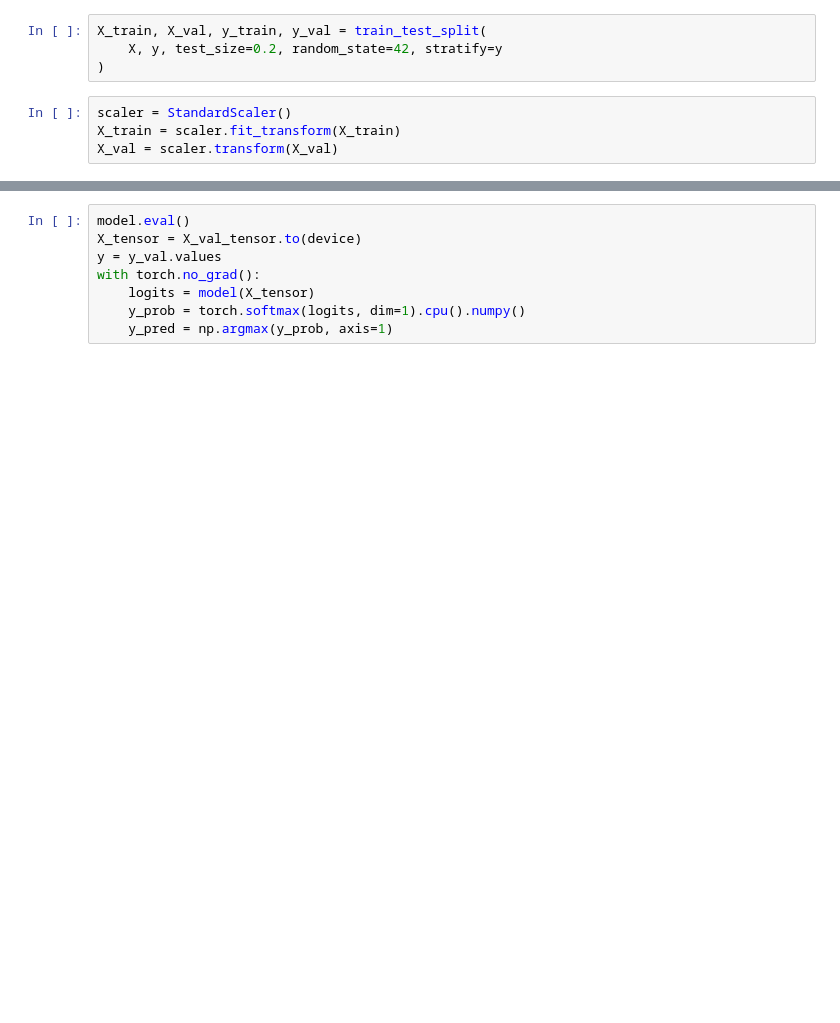
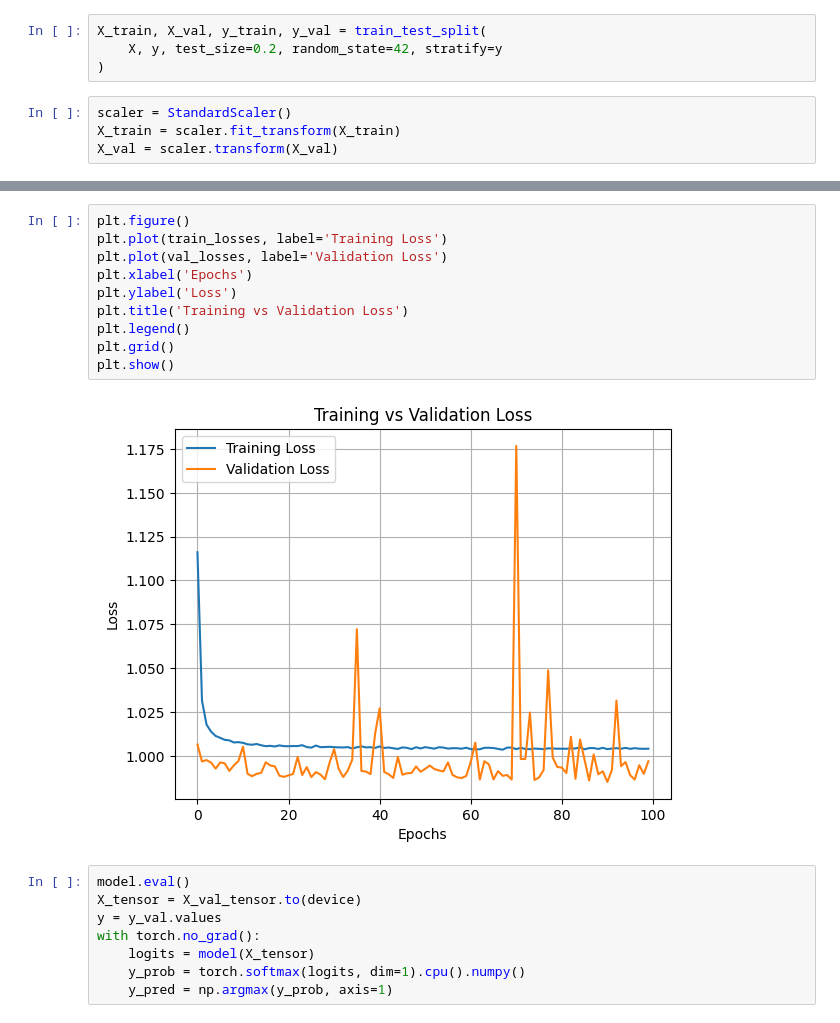
Before and after one commit to NU-Academics/DIS_Hughen, a Jupyter notebook: DNN-Multi.ipynb, the cells around one changed output, grey strips where cells are left out. Saved outputs shown, nothing was run; the diff lists cells and outputs as text; blank space fills up the shorter version.

```diff
--- a/DNN-Multi.ipynb
+++ b/DNN-Multi.ipynb
@@ -204,3 +218,15 @@ Early stopping triggered
+# %%
+plt.figure()
+plt.plot(train_losses, label='Training Loss')
+plt.plot(val_losses, label='Validation Loss')
+plt.xlabel('Epochs')
+plt.ylabel('Loss')
+plt.title('Training vs Validation Loss')
+plt.legend()
+plt.grid()
+plt.show()
+# %% [output]
+[figure, added]
 # %%
 model.eval()
 X_tensor = X_val_tensor.to(device)
```
Also changed, not shown: parts of 15 cells of this notebook, 3 other files.
